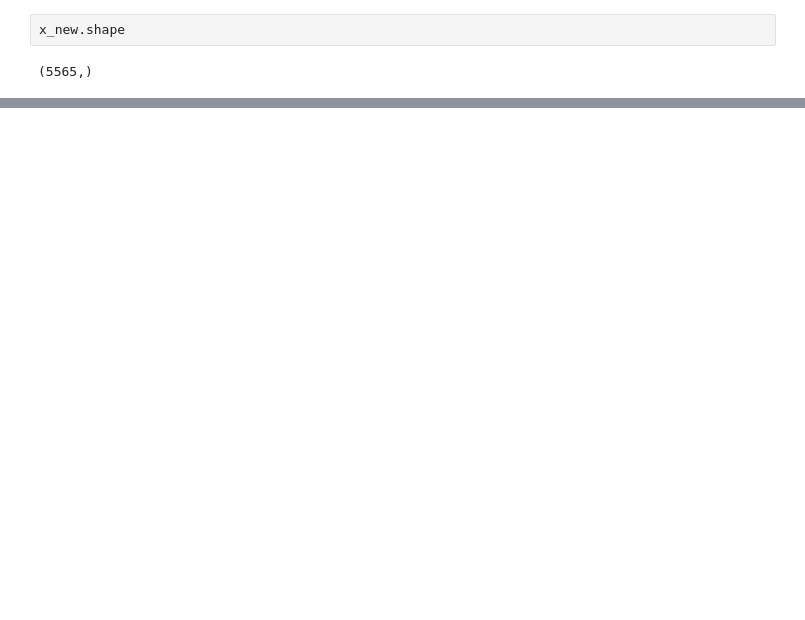
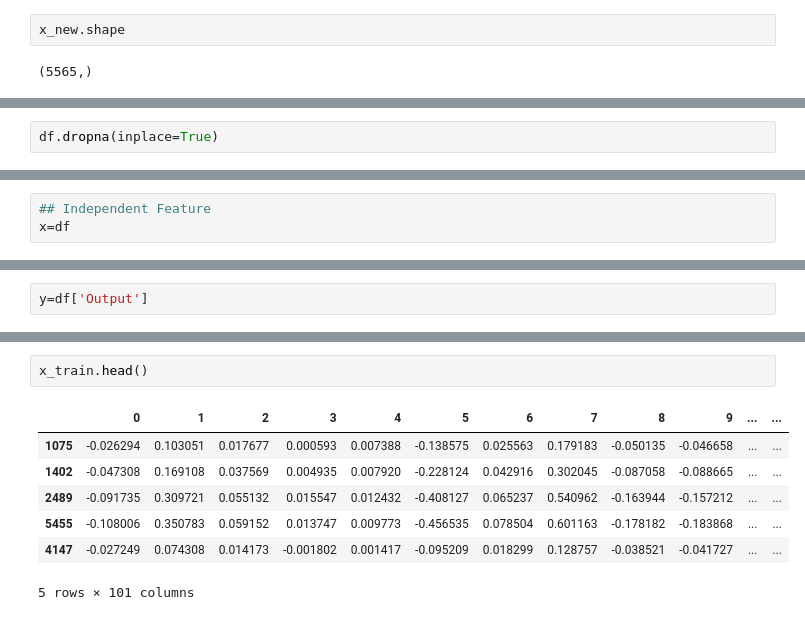
Before and after one commit to ABHAY1937/NLP, a Jupyter notebook: Spam_classification_NLP_using_word2vec_and_Avgword2vec.ipynb, the cells around one changed output, grey strips where cells are left out. Saved outputs shown, nothing was run; the diff lists cells and outputs as text; blank space fills up the shorter version.

```diff
--- a/Spam_classification_NLP_using_word2vec_and_Avgword2vec.ipynb
+++ b/Spam_classification_NLP_using_word2vec_and_Avgword2vec.ipynb
@@ -562,0 +415,2 @@ Number of samples in y: 5572
+# %%
+df.dropna(inplace=True)
@@ -562,0 +432,3 @@ Number of samples in y: 5572
+# %%
+## Independent Feature
+x=df
@@ -563 +450,3 @@ Number of samples in y: 5572
+# %%
+y=df['Output']
 # %%
@@ -568,0 +456,10 @@ ValueError: ignored
+# %%
+x_train.head()
+# %% [output]
+|  | 0 | 1 | 2 | 3 | 4 | 5 | 6 | 7 | 8 | 9 | ... | ... |
+| 1075 | -0.026294 | 0.103051 | 0.017677 | 0.000593 | 0.007388 | -0.138575 | 0.025563 | 0.179183 | -0.050135 | -0.046658 | ... | ... |
+| 1402 | -0.047308 | 0.169108 | 0.037569 | 0.004935 | 0.007920 | -0.228124 | 0.042916 | 0.302045 | -0.087058 | -0.088665 | ... | ... |
+| 2489 | -0.091735 | 0.309721 | 0.055132 | 0.015547 | 0.012432 | -0.408127 | 0.065237 | 0.540962 | -0.163944 | -0.157212 | ... | ... |
+| 5455 | -0.108006 | 0.350783 | 0.059152 | 0.013747 | 0.009773 | -0.456535 | 0.078504 | 0.601163 | -0.178182 | -0.183868 | ... | ... |
+| 4147 | -0.027249 | 0.074308 | 0.014173 | -0.001802 | 0.001417 | -0.095209 | 0.018299 | 0.128757 | -0.038521 | -0.041727 | ... | ... |
+5 rows × 101 columns
```
Also changed, not shown: parts of 26 cells of this notebook.
